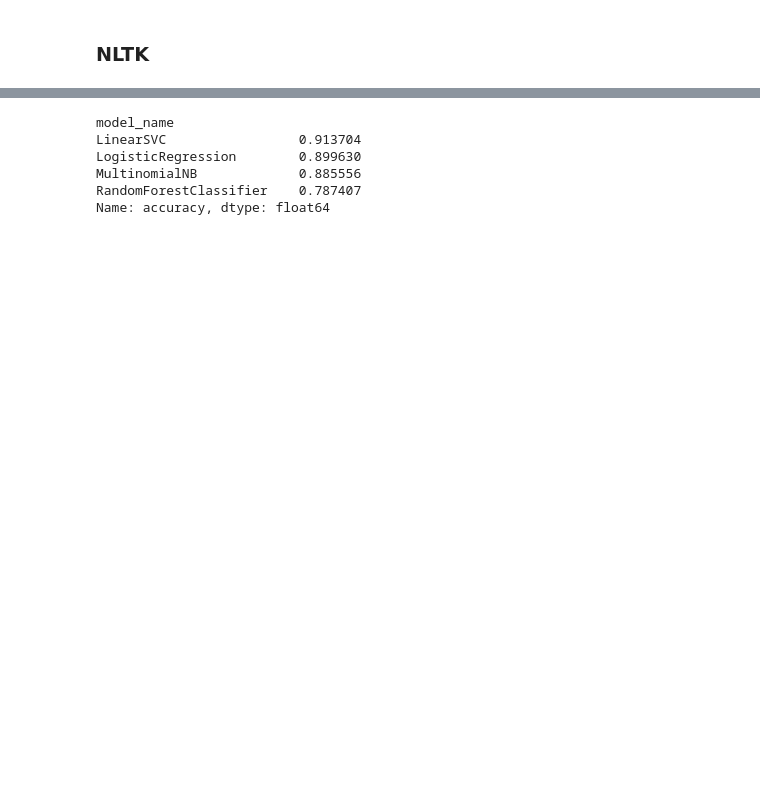
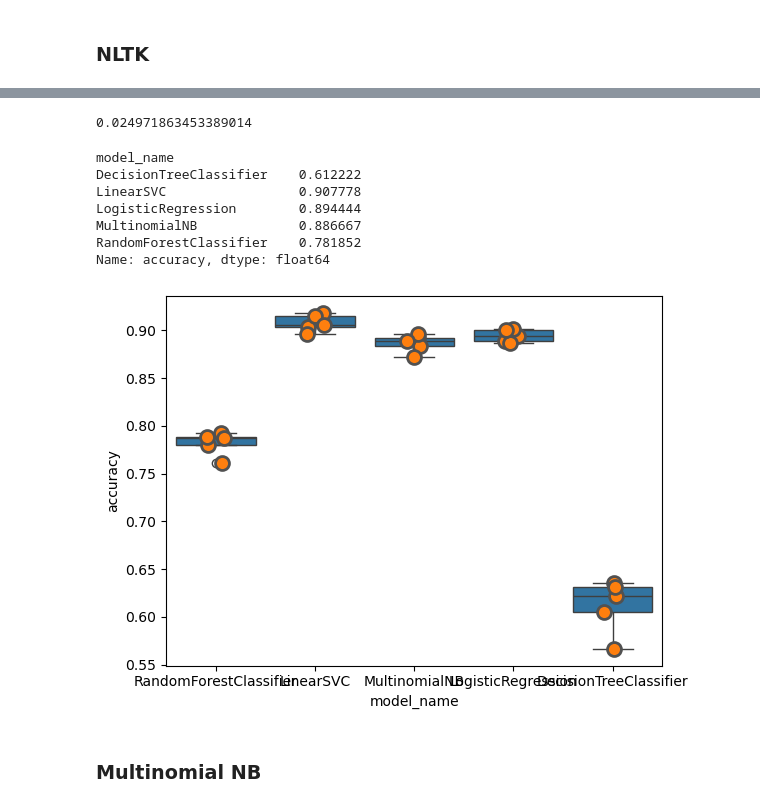
Before and after one commit to BiancaNCoelho/NLP, a Jupyter notebook: T03/Trabalho03.ipynb, the cells around one changed output, grey strips where cells are left out. Saved outputs shown, nothing was run; the diff lists cells and outputs as text; code cells hidden in the pictures; blank space fills up the shorter version.

```diff
--- a/T03/Trabalho03.ipynb
+++ b/T03/Trabalho03.ipynb
@@ -253,14 +253,16 @@ from sklearn.linear_model import LogisticRegression
 from sklearn.ensemble import RandomForestClassifier
 from sklearn.naive_bayes import MultinomialNB
 from sklearn.svm import LinearSVC
+from sklearn.tree import DecisionTreeClassifier
 
 from sklearn.model_selection import cross_val_score
 
 models = [
     RandomForestClassifier(n_estimators=200, max_depth=3, random_state=0),
     LinearSVC(dual=False),
-    MultinomialNB(),
+    MultinomialNB(), #Naive Bayes
     LogisticRegression(random_state=0),
+    DecisionTreeClassifier(random_state=0,max_depth=10),
 ]
 CV = 5
 cv_df = pd.DataFrame(index=range(CV * len(models)))
@@ -271,13 +273,28 @@ for model in models:
   for fold_idx, accuracy in enumerate(accuracies):
     entries.append((model_name, fold_idx, accuracy))
 cv_df = pd.DataFrame(entries, columns=['model_name', 'fold_idx', 'accuracy'])
+# %%
+accuracies.std() #standard deviation
+# %% [output]
+0.024971863453389014
 # %%
 cv_df.groupby('model_name').accuracy.mean()
 # %% [output]
 model_name
-LinearSVC                 0.913704
-LogisticRegression        0.899630
-MultinomialNB             0.885556
-RandomForestClassifier    0.787407
+DecisionTreeClassifier    0.612222
+LinearSVC                 0.907778
+LogisticRegression        0.894444
+MultinomialNB             0.886667
+RandomForestClassifier    0.781852
 Name: accuracy, dtype: float64
+# %%
+import seaborn as sns
+
+sns.boxplot(x='model_name', y='accuracy', data=cv_df)
+sns.stripplot(x='model_name', y='accuracy', data=cv_df, size=10, jitter=True, edgecolor="auto", linewidth=2)
+plt.show()
+# %% [output]
+[figure, added]
+# %% [markdown]
+### Multinomial NB
 # %%
```
Also changed, not shown: parts of 36 cells of this notebook.
